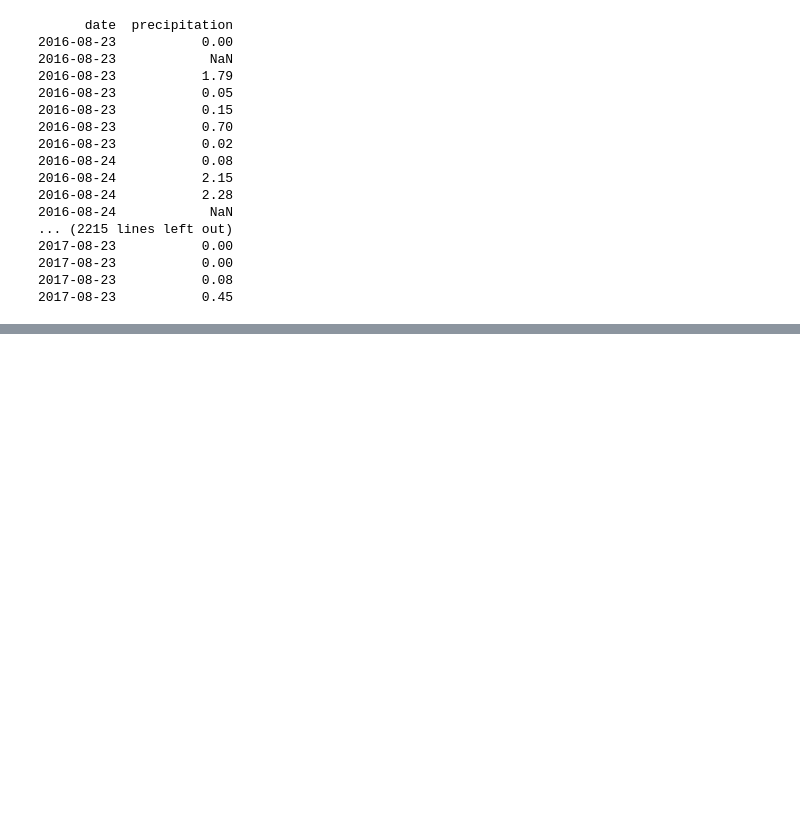
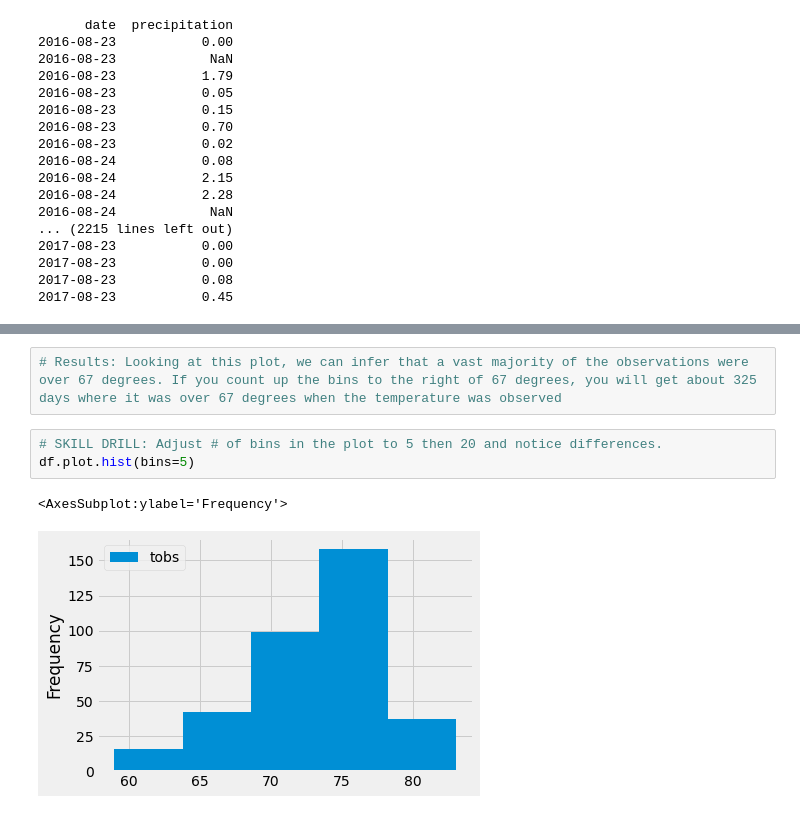
Before and after one commit to pavelt224/surfs_up, a Jupyter notebook: climate_analysis.ipynb, the cells around one changed output, grey strips where cells are left out. Drawn from its saved outputs; the diff is of its cells as text; blank space fills up the shorter version.

```diff
--- a/climate_analysis.ipynb
+++ b/climate_analysis.ipynb
@@ -121,0 +223,8 @@ print(df.to_string(index=False))
+# %%
+# Results: Looking at this plot, we can infer that a vast majority of the observations were over 67 degrees. If you count up the bins to the right of 67 degrees, you will get about 325 days where it was over 67 degrees when the temperature was observed
+# %%
+# SKILL DRILL: Adjust # of bins in the plot to 5 then 20 and notice differences.
+df.plot.hist(bins=5)
+# %% [output]
+<AxesSubplot:ylabel='Frequency'>
+[figure, added]
```
Also changed, not shown: parts of 18 cells of this notebook.
